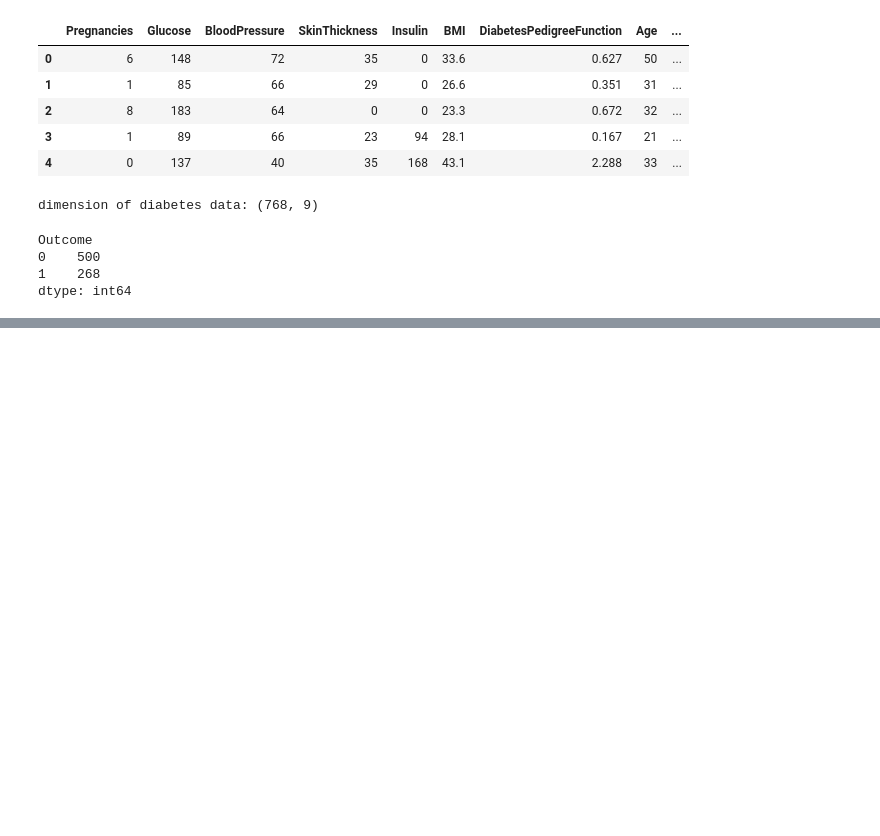
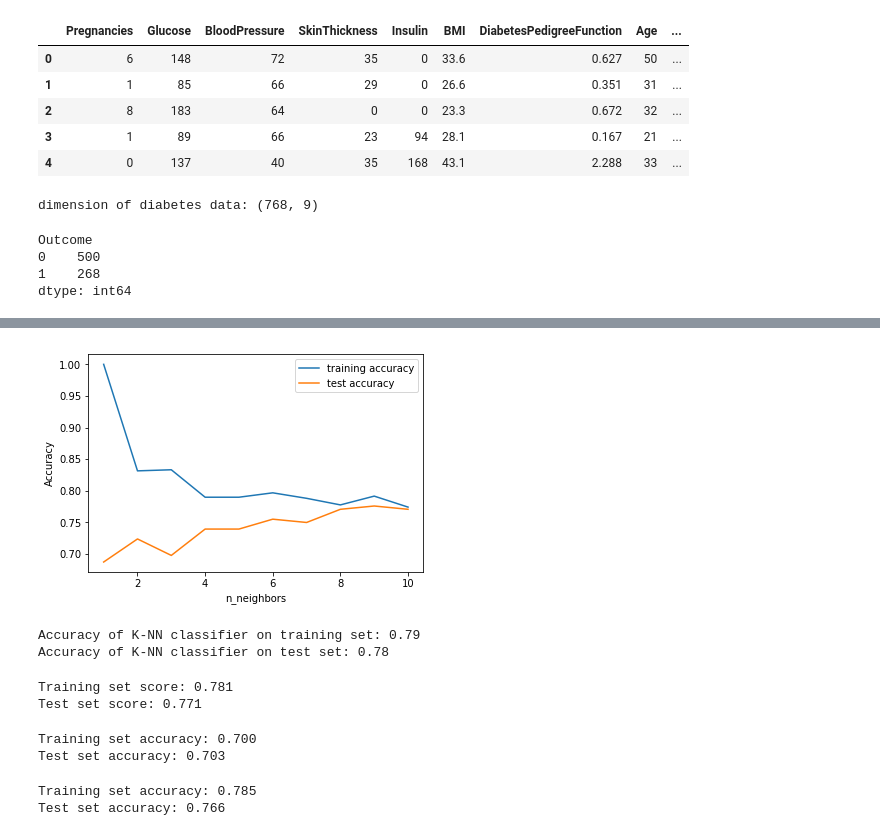
Before and after one commit to donhill1980/Diabetes-Dataset-Machine-Learning, a Jupyter notebook: diabetes.ipynb, the cells around one changed output, grey strips where cells are left out. Cells and saved outputs as stored; diff of their text form; code cells hidden in the pictures; blank space fills up the shorter version.

```diff
--- a/diabetes.ipynb
+++ b/diabetes.ipynb
@@ -38,0 +67,54 @@ dtype: int64
+# %%
+from sklearn.model_selection import train_test_split
+X_train, X_test, y_train, y_test = train_test_split(diabetes.loc[:, diabetes.columns != 'Outcome'], diabetes['Outcome'], stratify=diabetes['Outcome'], random_state=66)
+from sklearn.neighbors import KNeighborsClassifier
+training_accuracy = []
+test_accuracy = []
+# try n_neighbors from 1 to 10
+neighbors_settings = range(1, 11)
+for n_neighbors in neighbors_settings:
+    # build the model
+    knn = KNeighborsClassifier(n_neighbors=n_neighbors)
+    knn.fit(X_train, y_train)
+    # record training set accuracy
+    training_accuracy.append(knn.score(X_train, y_train))
+    # record test set accuracy
+    test_accuracy.append(knn.score(X_test, y_test))
+plt.plot(neighbors_settings, training_accuracy, label="training accuracy")
+plt.plot(neighbors_settings, test_accuracy, label="test accuracy")
+plt.ylabel("Accuracy")
+plt.xlabel("n_neighbors")
+plt.legend()
+plt.savefig('knn_compare_model')
+# %% [output]
+[figure, added]
+# %%
+knn = KNeighborsClassifier(n_neighbors=9)
+knn.fit(X_train, y_train)
+print('Accuracy of K-NN classifier on training set: {:.2f}'.format(knn.score(X_train, y_train)))
+print('Accuracy of K-NN classifier on test set: {:.2f}'.format(knn.score(X_test, y_test)))
+# %% [output]
+Accuracy of K-NN classifier on training set: 0.79
+Accuracy of K-NN classifier on test set: 0.78
+# %%
+from sklearn.linear_model import LogisticRegression
+logreg = LogisticRegression().fit(X_train, y_train)
+print("Training set score: {:.3f}".format(logreg.score(X_train, y_train)))
+print("Test set score: {:.3f}".format(logreg.score(X_test, y_test)))
+# %% [output]
+Training set score: 0.781
+Test set score: 0.771
+# %%
+logreg001 = LogisticRegression(C=0.01).fit(X_train, y_train)
+print("Training set accuracy: {:.3f}".format(logreg001.score(X_train, y_train)))
+print("Test set accuracy: {:.3f}".format(logreg001.score(X_test, y_test)))
+# %% [output]
+Training set accuracy: 0.700
+Test set accuracy: 0.703
+# %%
+logreg100 = LogisticRegression(C=100).fit(X_train, y_train)
+print("Training set accuracy: {:.3f}".format(logreg100.score(X_train, y_train)))
+print("Test set accuracy: {:.3f}".format(logreg100.score(X_test, y_test)))
+# %% [output]
+Training set accuracy: 0.785
+Test set accuracy: 0.766
```
Also changed, not shown: parts of 39 cells of this notebook.
